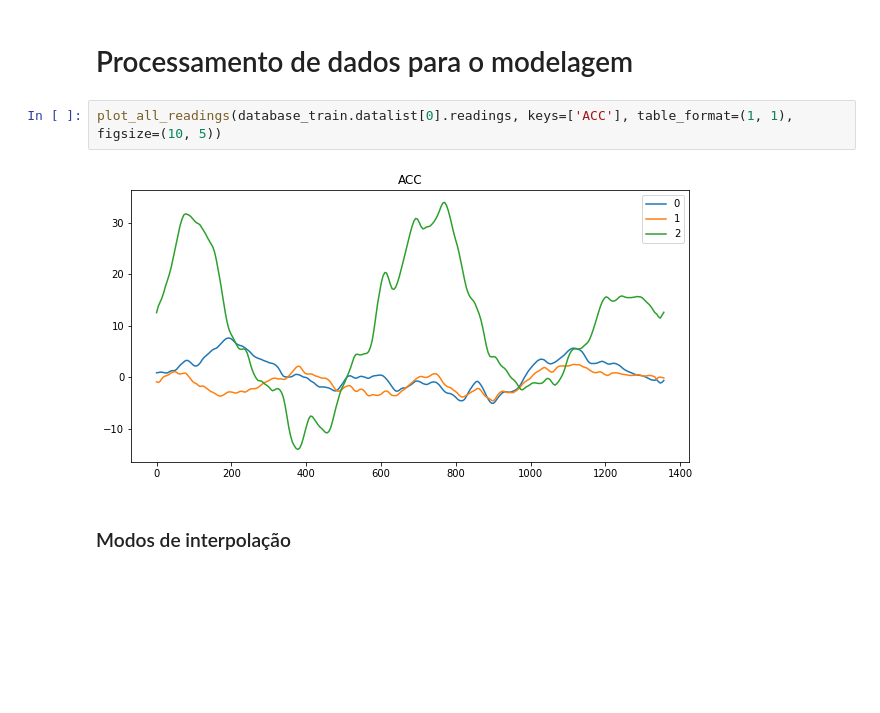
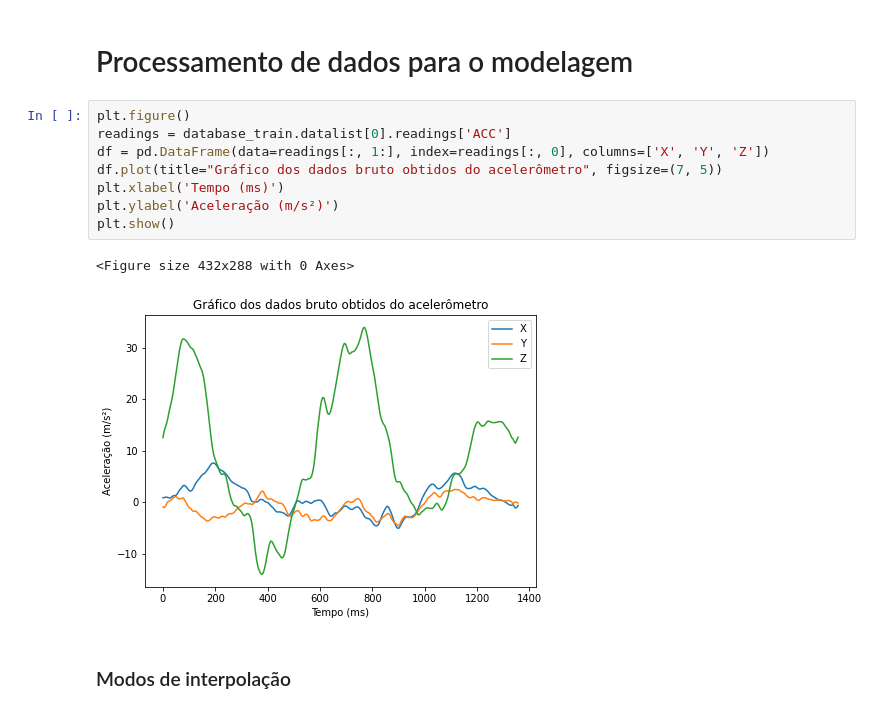
Before and after one commit to HeitorBRaymundo/mc906, a Jupyter notebook: prj3/DataInfo.ipynb, the cells around one changed output. Drawn from its saved outputs; the diff is of its cells as text; blank space fills up the shorter version.

```diff
--- a/prj3/DataInfo.ipynb
+++ b/prj3/DataInfo.ipynb
@@ -106,9 +110,16 @@ database_train.datalist[0].readings
           1.42120360e-01]])}
 # %% [markdown]
 # Processamento de dados para o modelagem
-# %%
-plot_all_readings(database_train.datalist[0].readings, keys=['ACC'], table_format=(1, 1), figsize=(10, 5))
-# %% [output]
-[figure, removed]
+# %%
+plt.figure()
+readings = database_train.datalist[0].readings['ACC']
+df = pd.DataFrame(data=readings[:, 1:], index=readings[:, 0], columns=['X', 'Y', 'Z'])
+df.plot(title="Gráfico dos dados bruto obtidos do acelerômetro", figsize=(7, 5))
+plt.xlabel('Tempo (ms)')
+plt.ylabel('Aceleração (m/s²)')
+plt.show()
+# %% [output]
+<Figure size 432x288 with 0 Axes>
+[figure, added]
 # %% [markdown]
 ### Modos de interpolação
```
Also changed, not shown: parts of 7 cells of this notebook, 4 other files.
